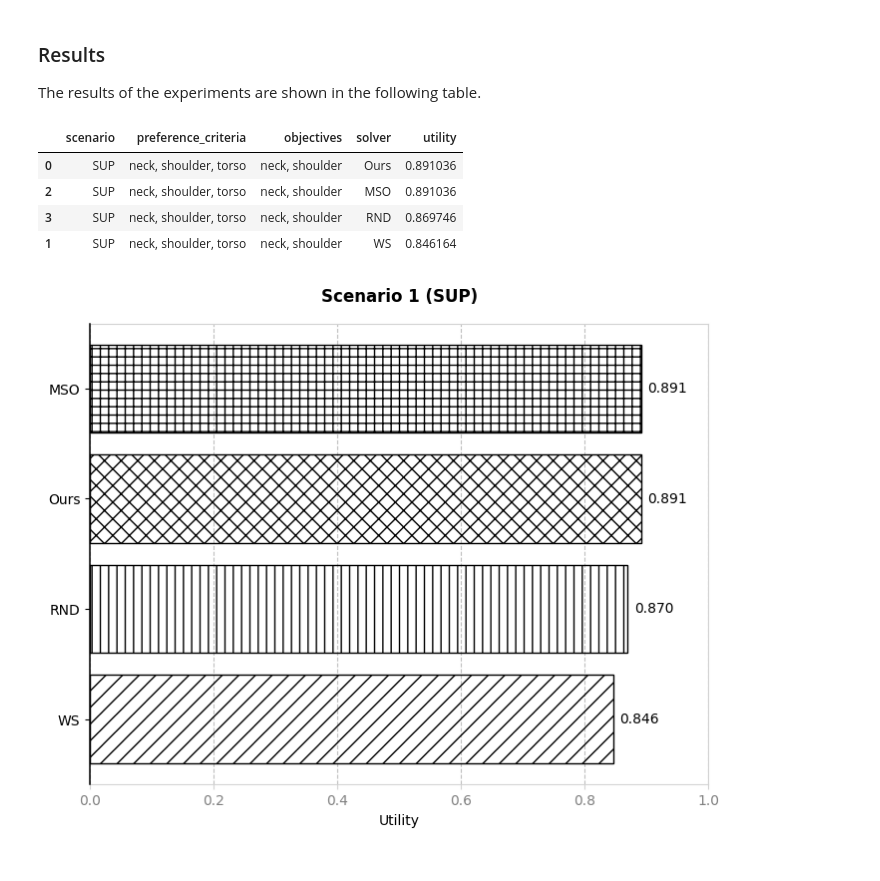
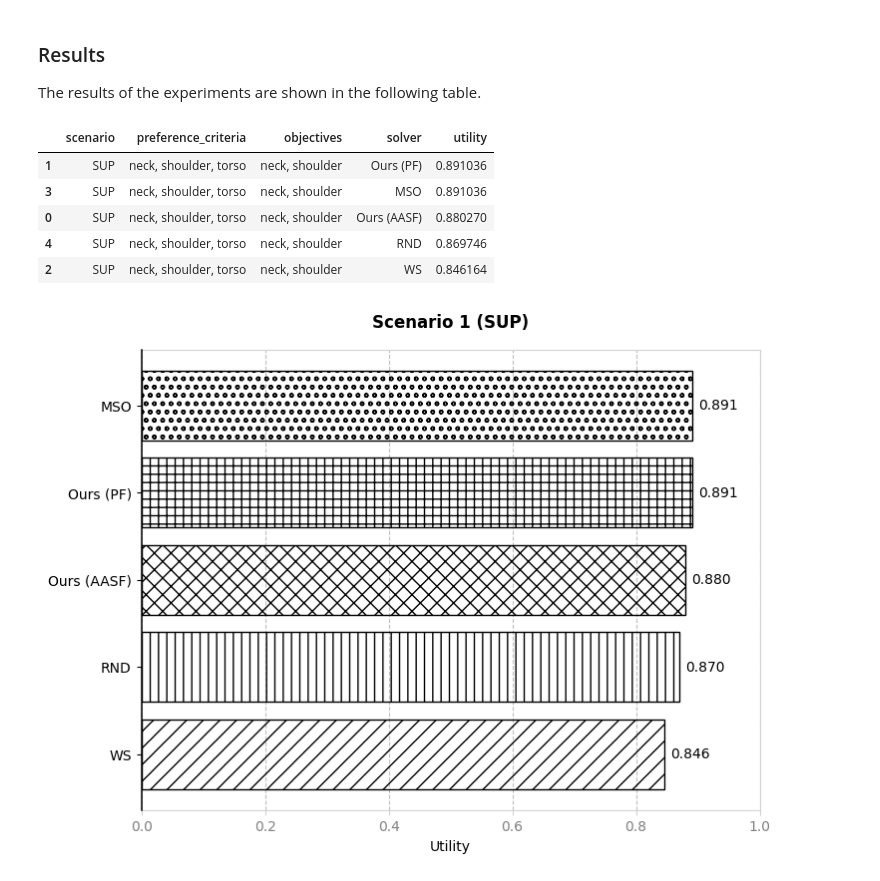
Before and after one commit to christophajohns/auit-pareto-solver, a Jupyter notebook: evaluation.ipynb, the cells around one changed output. Cells and saved outputs as stored; diff of their text form; code cells hidden in the pictures.

```diff
--- a/evaluation.ipynb
+++ b/evaluation.ipynb
@@ -34,3 +34,26 @@ get_utility = experiments.user.get_utility_function(
 ### Our Solver: U-NSGA-III w/ AASF
 
 Our suggested solver uses the genetic U-NSGA-III algorithm with the AASF decomposition technique.
+# %%
+import experiments.pareto_solver
+
+def get_utilities_of_pareto_optimal_aasf_adaptations(problem, get_utility, verbose = False):
+    """Get the utilities of Pareto optimal adaptations."""
+    pareto_solver = experiments.pareto_solver.ParetoSolver(problem, pop=100, n_gen=100, seed=42)
+    pareto_front_adaptations = pareto_solver.get_adaptations(decomposition="aasf")
+    utilities = [get_utility(adaptation) for adaptation in pareto_front_adaptations]
+    if verbose:
+        print(f"Adaptations (Ours (AASF)): {len(pareto_front_adaptations)} adaptations")
+        print("Utilities (Ours (AASF)):", utilities)
+        print("Max Utility Adaptation (Ours (AASF)):", pareto_front_adaptations[np.argmax(utilities)])
+        print("Max Utility (Ours (AASF)):", np.max(utilities))
+    return utilities
+
+utilities_for_aasf_adaptations = get_utilities_of_pareto_optimal_aasf_adaptations(problem, get_utility, verbose=True)
+results = results.append({
+    "scenario": "SUP",
+    "preference_criteria": ", ".join(SCENARIO_1_PREFERENCE_CRITERIA),
+    "objectives": ", ".join(SCENARIO_1_OBJECTIVES),
+    "solver": "Ours (AASF)",
+    "utility": np.max(utilities_for_aasf_adaptations),
+}, ignore_index=True)
@@ -43,10 +73,10 @@ def get_utilities_of_pareto_optimal_adaptations(problem, get_utility, verbose =
     pareto_front_adaptations = pareto_solver.get_adaptations()
     utilities = [get_utility(adaptation) for adaptation in pareto_front_adaptations]
     if verbose:
-        print(f"Adaptations (Ours): {len(pareto_front_adaptations)} adaptations")
-        print("Utilities (Ours):", utilities)
-        print("Max Utility Adaptation (Ours):", pareto_front_adaptations[np.argmax(utilities)])
-        print("Max Utility (Ours):", np.max(utilities))
+        print(f"Adaptations (Ours (PF)): {len(pareto_front_adaptations)} adaptations")
+        print("Utilities (Ours (PF)):", utilities)
+        print("Max Utility Adaptation (Ours (PF)):", pareto_front_adaptations[np.argmax(utilities)])
+        print("Max Utility (Ours (PF)):", np.max(utilities))
     return utilities
 
 utilities_for_pareto_front_adaptations = get_utilities_of_pareto_optimal_adaptations(problem, get_utility, verbose=True)
@@ -54,7 +84,7 @@ results = results.append({
     "scenario": "SUP",
     "preference_criteria": ", ".join(SCENARIO_1_PREFERENCE_CRITERIA),
     "objectives": ", ".join(SCENARIO_1_OBJECTIVES),
-    "solver": "Ours",
+    "solver": "Ours (PF)",
     "utility": np.max(utilities_for_pareto_front_adaptations),
 }, ignore_index=True)
 # %% [output]
@@ -171,13 +201,14 @@ Expected Utility (RND): 0.8697459788567925
 The results of the experiments are shown in the following table.
 # %%
 # Show results
-results[results["scenario"] == "SUP"].sort_values(by=["scenario", "utility"], ascending=False)
+results[results["scenario"] == "SUP"].sort_values(by="utility", ascending=False)
 # %% [output]
 |  | scenario | preference_criteria | objectives | solver | utility |
-| 0 | SUP | neck, shoulder, torso | neck, shoulder | Ours | 0.891036 |
-| 2 | SUP | neck, shoulder, torso | neck, shoulder | MSO | 0.891036 |
-| 3 | SUP | neck, shoulder, torso | neck, shoulder | RND | 0.869746 |
-| 1 | SUP | neck, shoulder, torso | neck, shoulder | WS | 0.846164 |
+| 1 | SUP | neck, shoulder, torso | neck, shoulder | Ours (PF) | 0.891036 |
+| 3 | SUP | neck, shoulder, torso | neck, shoulder | MSO | 0.891036 |
+| 0 | SUP | neck, shoulder, torso | neck, shoulder | Ours (AASF) | 0.880270 |
+| 4 | SUP | neck, shoulder, torso | neck, shoulder | RND | 0.869746 |
+| 2 | SUP | neck, shoulder, torso | neck, shoulder | WS | 0.846164 |
 # %%
 # Visualize results for scenario 1 in a horizontal bar chart
 def visualize_results(data, title):
@@ -205,32 +236,33 @@ def visualize_results(data, title):
     ax.spines["left"].set_zorder(10)
     # Set the tick labels and axis labels color to grey
     ax.tick_params(axis="x", which="both", labelcolor='gray', color='lightgray')
     # Plot bars
     hatches = ["//", "||", "xx", "++", "oo", "**"]
     ax.barh(data["solver"], data["utility"],
         edgecolor="k",
         color="none",
         hatch=data["solver"].map(dict(zip(data["solver"].unique(), hatches))),
     )
     # Set y-axis
     ax.set_yticks(data["solver"])
+    # Set y-tick labels and make label bold for only solver "Ours"
     ax.set_yticklabels(data["solver"])
     # Set labels
     for i, (solver, utility) in enumerate(zip(data["solver"], data["utility"])):
         ax.text(utility + 0.01, i, f"{utility:.3f}", ha="left", va="center", color="k")
     # Return figure
     return fig
 
 def visualize_scenario_1(results):
     """Visualize the results for scenario 1."""
     # Get data
-    data = results[results["scenario"] == "SUP"].sort_values(by=["scenario", "utility"], ascending=True)
+    data = results[results["scenario"] == "SUP"].sort_values(by="utility", ascending=True)
     # Get figure
     fig = visualize_results(data, "Scenario 1 (SUP)")
     # Return figure
     return fig
 
 fig_scenario_1 = visualize_scenario_1(results)
 plt.show(fig_scenario_1)
 # %% [output]
-[figure, old version]
+[figure, new version]
```
Also changed, not shown: parts of 18 cells of this notebook.
